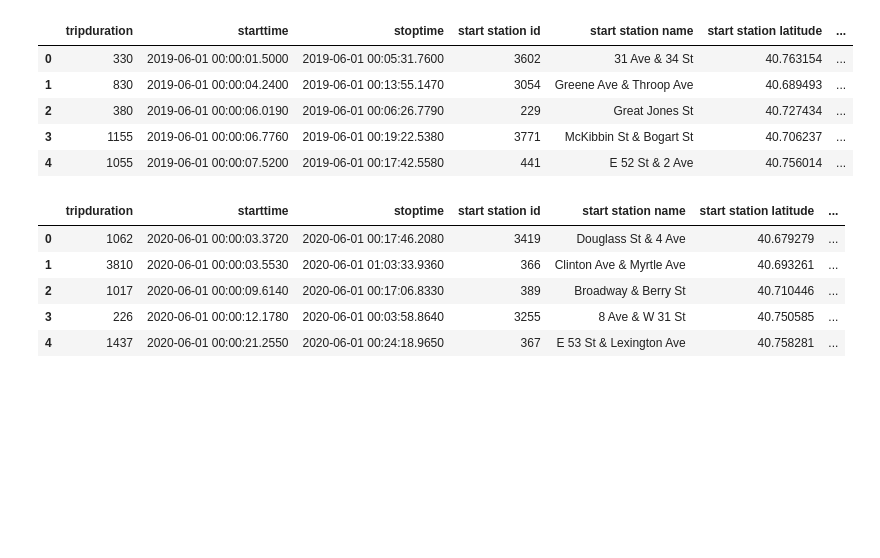
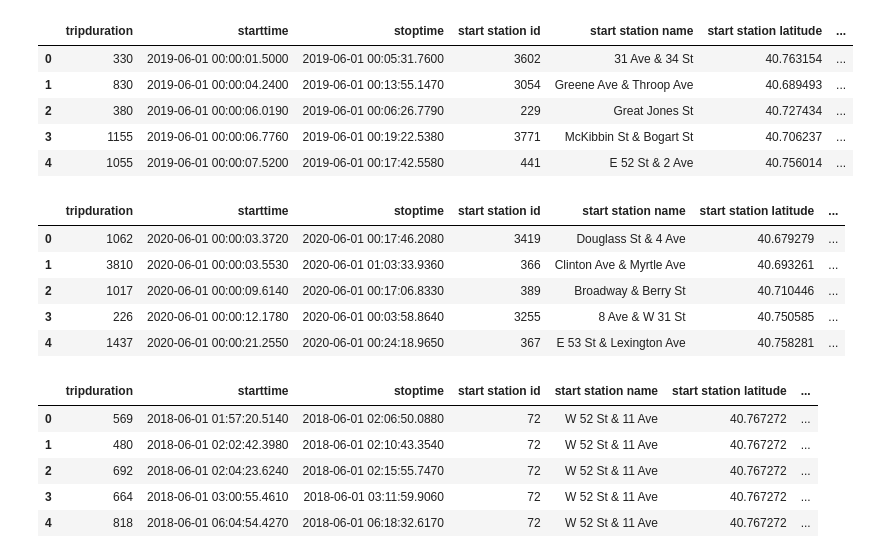
Before and after one commit to kellnergp/tableau-challenge, a Jupyter notebook: dataCleaning.ipynb, the cells around one changed output. Cells and saved outputs as stored; diff of their text form; code cells hidden in the pictures; blank space fills up the shorter version.

```diff
--- a/dataCleaning.ipynb
+++ b/dataCleaning.ipynb
@@ -23,3 +23,13 @@ dfJun20.head()
 | 2 | 1017 | 2020-06-01 00:00:09.6140 | 2020-06-01 00:17:06.8330 | 389 | Broadway & Berry St | 40.710446 | ... |
 | 3 | 226 | 2020-06-01 00:00:12.1780 | 2020-06-01 00:03:58.8640 | 3255 | 8 Ave & W 31 St | 40.750585 | ... |
 | 4 | 1437 | 2020-06-01 00:00:21.2550 | 2020-06-01 00:24:18.9650 | 367 | E 53 St & Lexington Ave | 40.758281 | ... |
+# %%
+dfJun18 = pd.read_csv('Resources/June/201806-citibike-tripdata.csv')
+dfJun18.head()
+# %% [output]
+|  | tripduration | starttime | stoptime | start station id | start station name | start station latitude | ... |
+| 0 | 569 | 2018-06-01 01:57:20.5140 | 2018-06-01 02:06:50.0880 | 72 | W 52 St & 11 Ave | 40.767272 | ... |
+| 1 | 480 | 2018-06-01 02:02:42.3980 | 2018-06-01 02:10:43.3540 | 72 | W 52 St & 11 Ave | 40.767272 | ... |
+| 2 | 692 | 2018-06-01 02:04:23.6240 | 2018-06-01 02:15:55.7470 | 72 | W 52 St & 11 Ave | 40.767272 | ... |
+| 3 | 664 | 2018-06-01 03:00:55.4610 | 2018-06-01 03:11:59.9060 | 72 | W 52 St & 11 Ave | 40.767272 | ... |
+| 4 | 818 | 2018-06-01 06:04:54.4270 | 2018-06-01 06:18:32.6170 | 72 | W 52 St & 11 Ave | 40.767272 | ... |
```
Also changed, not shown: parts of 20 cells of this notebook, 1 other file.
